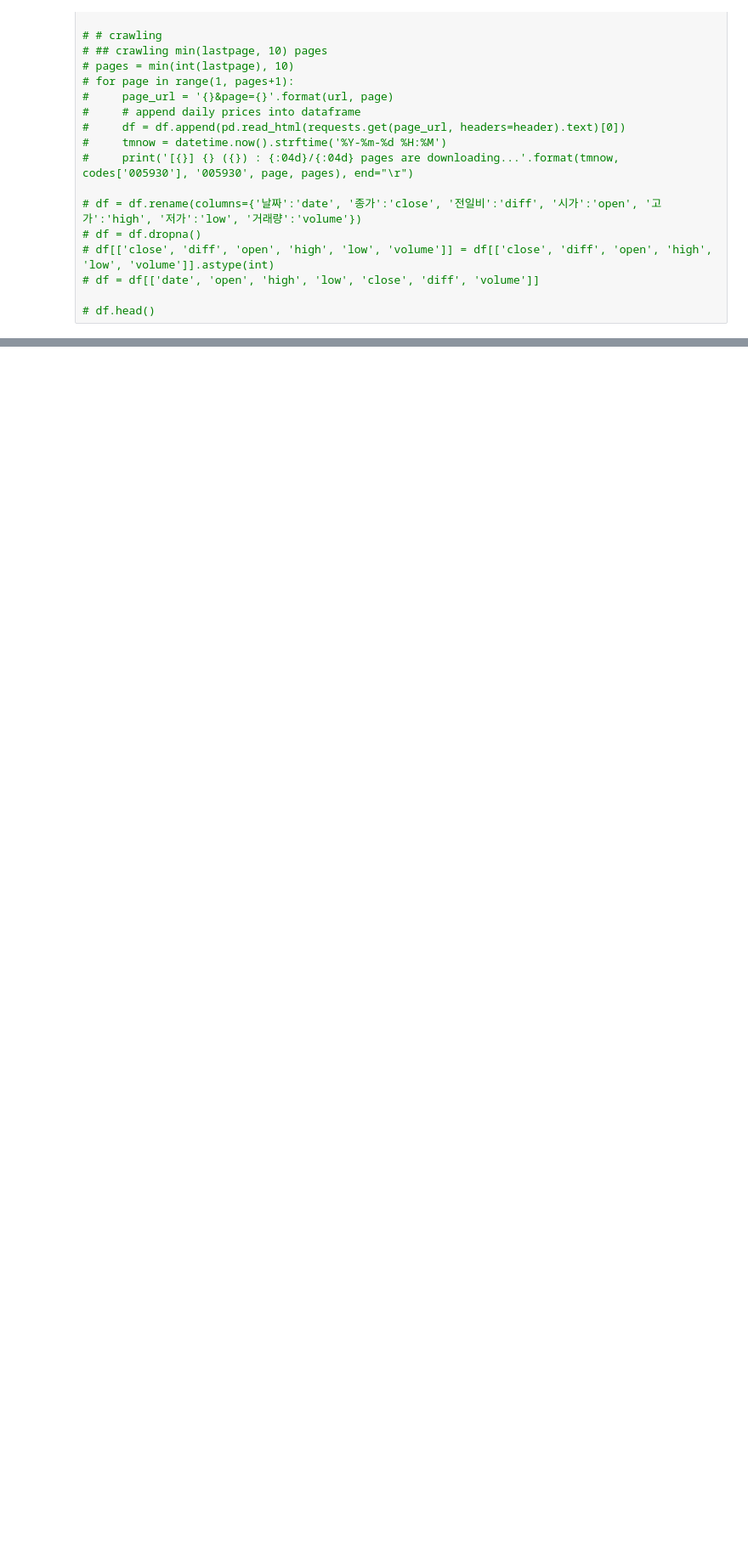
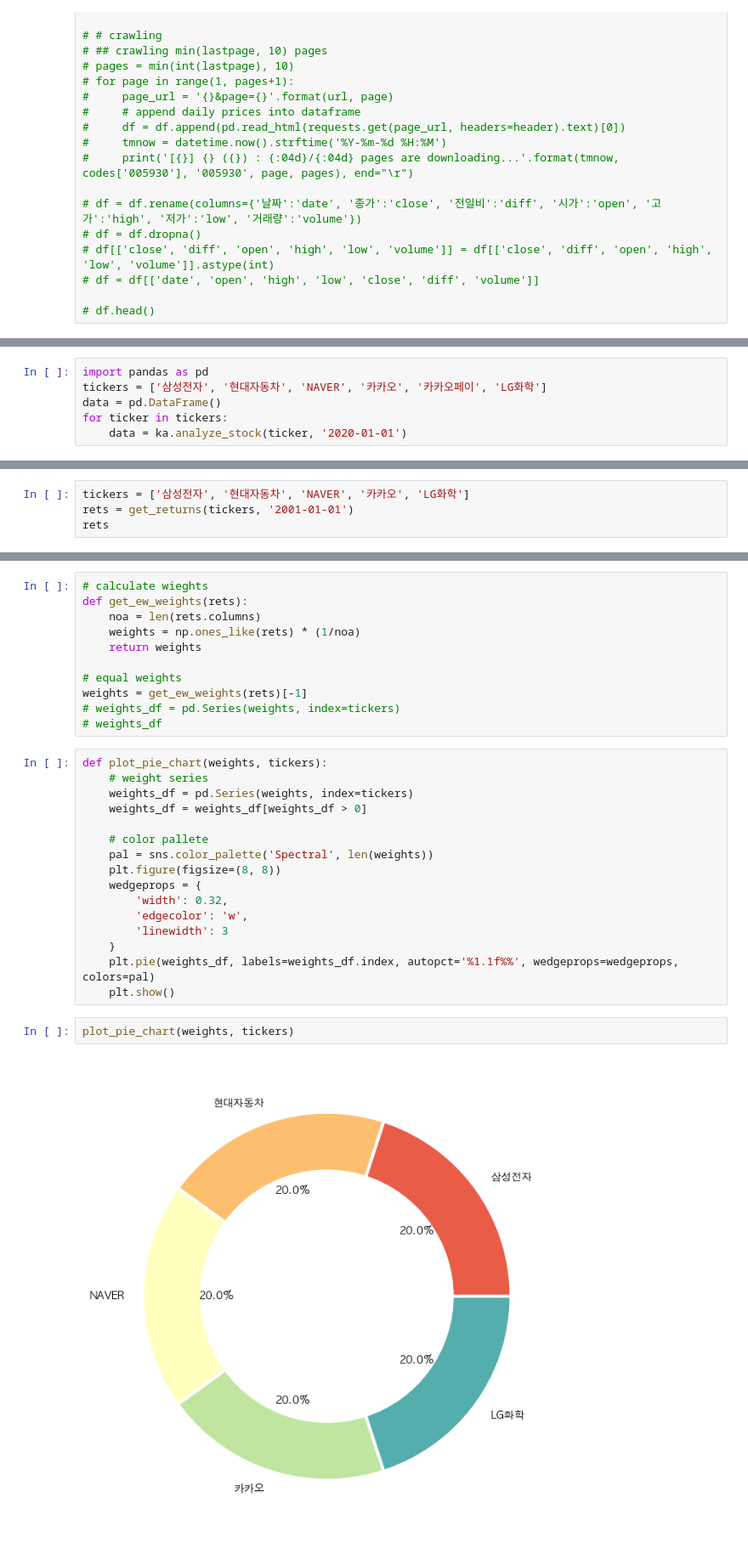
Before and after one commit to ahn283/projects, a Jupyter notebook: stock/dbupdater/test_stock.ipynb, the cells around one changed output, grey strips where cells are left out. Shown at 85% size. Saved outputs shown, nothing was run; the diff lists cells and outputs as text; blank space fills up the shorter version.

```diff
--- a/stock/dbupdater/test_stock.ipynb
+++ b/stock/dbupdater/test_stock.ipynb
@@ -278,0 +435,6 @@ Bollinger band bandwidth:  9.489976340527463
+# %%
+import pandas as pd
+tickers = ['삼성전자', '현대자동차', 'NAVER', '카카오', '카카오페이', 'LG화학']
+data = pd.DataFrame()
+for ticker in tickers:
+    data = ka.analyze_stock(ticker, '2020-01-01')
@@ -278,0 +497,4 @@ Bollinger band bandwidth:  9.489976340527463
+# %%
+tickers = ['삼성전자', '현대자동차', 'NAVER', '카카오', 'LG화학']
+rets = get_returns(tickers, '2001-01-01')
+rets
@@ -278,0 +551,31 @@ Bollinger band bandwidth:  9.489976340527463
+# %%
+# calculate wieghts
+def get_ew_weights(rets):
+    noa = len(rets.columns)
+    weights = np.ones_like(rets) * (1/noa)
+    return weights
+
+# equal weights
+weights = get_ew_weights(rets)[-1]
+# weights_df = pd.Series(weights, index=tickers)
+# weights_df
+# %%
+def plot_pie_chart(weights, tickers):
+    # weight series
+    weights_df = pd.Series(weights, index=tickers)
+    weights_df = weights_df[weights_df > 0]
+
+    # color pallete
+    pal = sns.color_palette('Spectral', len(weights))
+    plt.figure(figsize=(8, 8))
+    wedgeprops = {
+        'width': 0.32,
+        'edgecolor': 'w',
+        'linewidth': 3
+    }
+    plt.pie(weights_df, labels=weights_df.index, autopct='%1.1f%%', wedgeprops=wedgeprops, colors=pal)
+    plt.show()
+# %%
+plot_pie_chart(weights, tickers)
+# %% [output]
+[figure, added]
```
Also changed, not shown: parts of 111 cells of this notebook, 3 other files.
